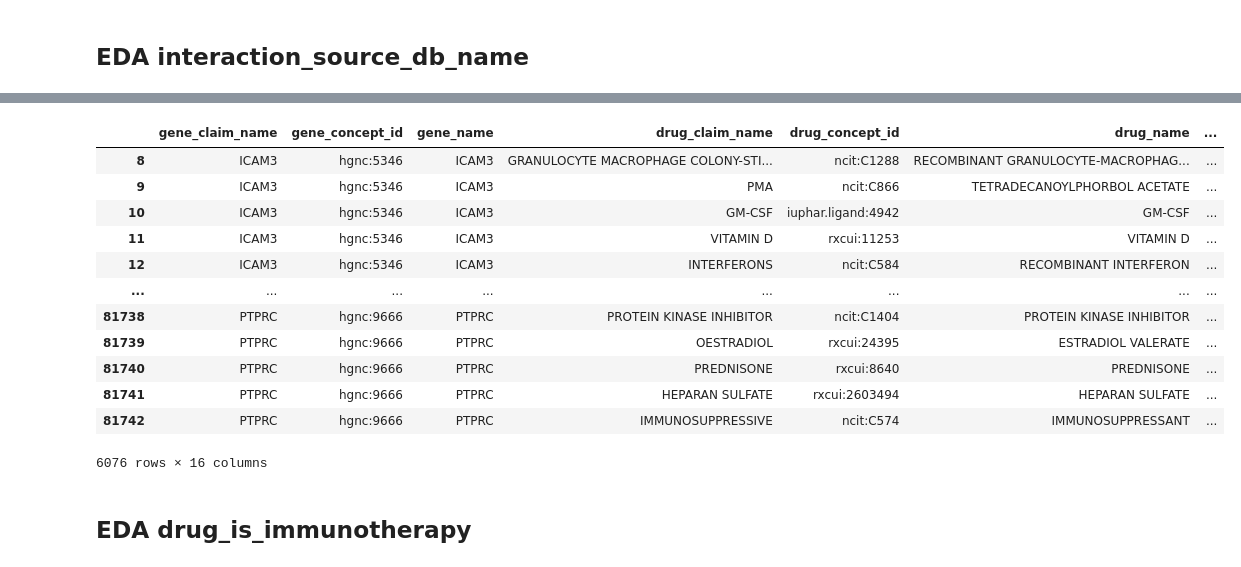
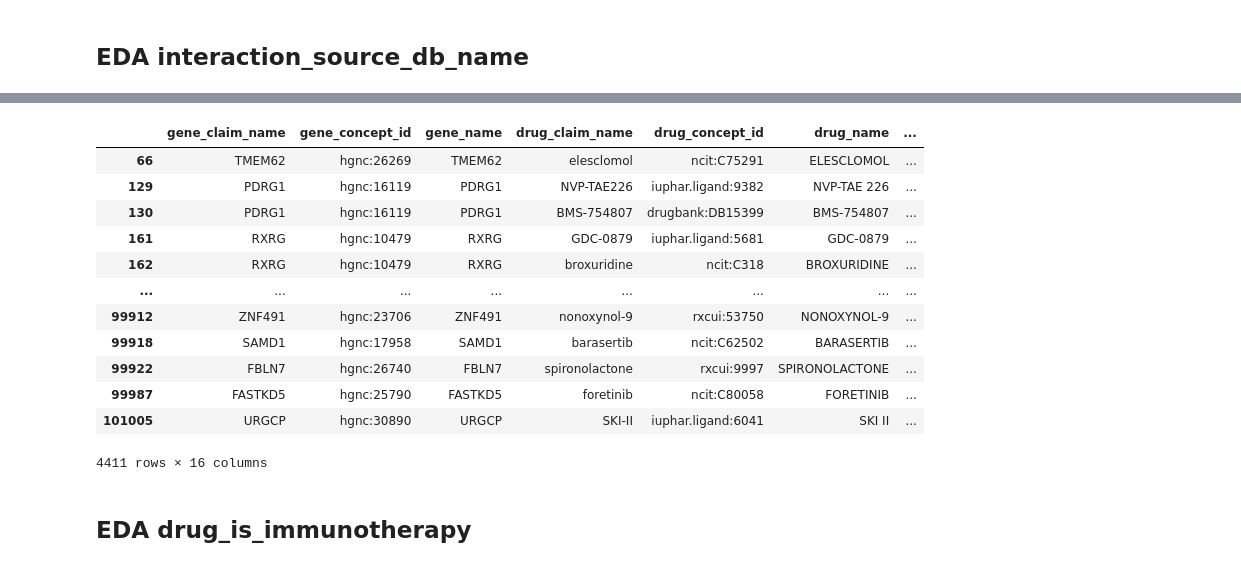
Before and after one commit to NCATSTranslator/translator-ingests, a Jupyter notebook: src/translator_ingest/ingests/dgidb/dgidb_dev.ipynb, the cells around one changed output, grey strips where cells are left out. Saved outputs shown, nothing was run; the diff lists cells and outputs as text; code cells hidden in the pictures.

```diff
--- a/src/translator_ingest/ingests/dgidb/dgidb_dev.ipynb
+++ b/src/translator_ingest/ingests/dgidb/dgidb_dev.ipynb
@@ -40,7 +42,7 @@ The 2024-Dec file has two header lines showing the DGIdb semantic version **5.0.
 ## path to raw resource file
 interactions_path = pathlib.Path.home().joinpath("Desktop",
                                                  "DGIdb_files",
-                                                 "2024-Dec-interactions.tsv")
+                                                 "2026-09-interactions.tsv")
 # %%
 ## load file in pandas directly
 
@@ -308,19 +327,19 @@ Name: count, dtype: int64
 # %%
-df[df["interaction_source_db_name"] == "NCI"]
+df[df["interaction_source_db_name"] == "PRISM"]
 # %% [output]
 |  | gene_claim_name | gene_concept_id | gene_name | drug_claim_name | drug_concept_id | drug_name | ... |
-| 8 | ICAM3 | hgnc:5346 | ICAM3 | GRANULOCYTE MACROPHAGE COLONY-STI... | ncit:C1288 | RECOMBINANT GRANULOCYTE-MACROPHAG... | ... |
-| 9 | ICAM3 | hgnc:5346 | ICAM3 | PMA | ncit:C866 | TETRADECANOYLPHORBOL ACETATE | ... |
-| 10 | ICAM3 | hgnc:5346 | ICAM3 | GM-CSF | iuphar.ligand:4942 | GM-CSF | ... |
-| 11 | ICAM3 | hgnc:5346 | ICAM3 | VITAMIN D | rxcui:11253 | VITAMIN D | ... |
-| 12 | ICAM3 | hgnc:5346 | ICAM3 | INTERFERONS | ncit:C584 | RECOMBINANT INTERFERON | ... |
+| 66 | TMEM62 | hgnc:26269 | TMEM62 | elesclomol | ncit:C75291 | ELESCLOMOL | ... |
+| 129 | PDRG1 | hgnc:16119 | PDRG1 | NVP-TAE226 | iuphar.ligand:9382 | NVP-TAE 226 | ... |
+| 130 | PDRG1 | hgnc:16119 | PDRG1 | BMS-754807 | drugbank:DB15399 | BMS-754807 | ... |
+| 161 | RXRG | hgnc:10479 | RXRG | GDC-0879 | iuphar.ligand:5681 | GDC-0879 | ... |
+| 162 | RXRG | hgnc:10479 | RXRG | broxuridine | ncit:C318 | BROXURIDINE | ... |
 | ... | ... | ... | ... | ... | ... | ... | ... |
-| 81738 | PTPRC | hgnc:9666 | PTPRC | PROTEIN KINASE INHIBITOR | ncit:C1404 | PROTEIN KINASE INHIBITOR | ... |
-| 81739 | PTPRC | hgnc:9666 | PTPRC | OESTRADIOL | rxcui:24395 | ESTRADIOL VALERATE | ... |
-| 81740 | PTPRC | hgnc:9666 | PTPRC | PREDNISONE | rxcui:8640 | PREDNISONE | ... |
-| 81741 | PTPRC | hgnc:9666 | PTPRC | HEPARAN SULFATE | rxcui:2603494 | HEPARAN SULFATE | ... |
-| 81742 | PTPRC | hgnc:9666 | PTPRC | IMMUNOSUPPRESSIVE | ncit:C574 | IMMUNOSUPPRESSANT | ... |
+| 99912 | ZNF491 | hgnc:23706 | ZNF491 | nonoxynol-9 | rxcui:53750 | NONOXYNOL-9 | ... |
+| 99918 | SAMD1 | hgnc:17958 | SAMD1 | barasertib | ncit:C62502 | BARASERTIB | ... |
+| 99922 | FBLN7 | hgnc:26740 | FBLN7 | spironolactone | rxcui:9997 | SPIRONOLACTONE | ... |
+| 99987 | FASTKD5 | hgnc:25790 | FASTKD5 | foretinib | ncit:C80058 | FORETINIB | ... |
+| 101005 | URGCP | hgnc:30890 | URGCP | SKI-II | iuphar.ligand:6041 | SKI II | ... |
-6076 rows × 16 columns
+4411 rows × 16 columns
 # %% [markdown]
 ## EDA drug_is_immunotherapy
 # %% [markdown]
```
Also changed, not shown: parts of 67 cells of this notebook.
